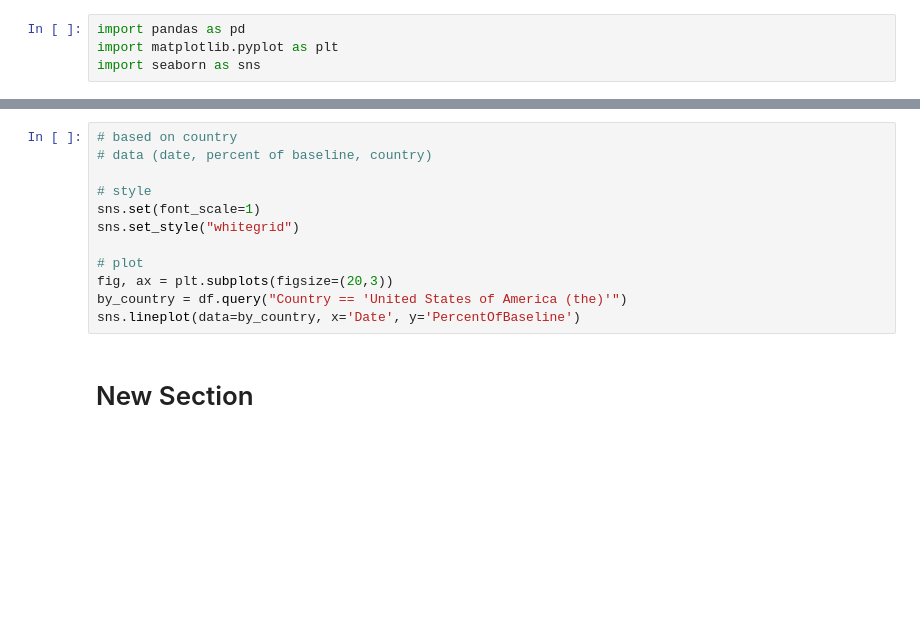
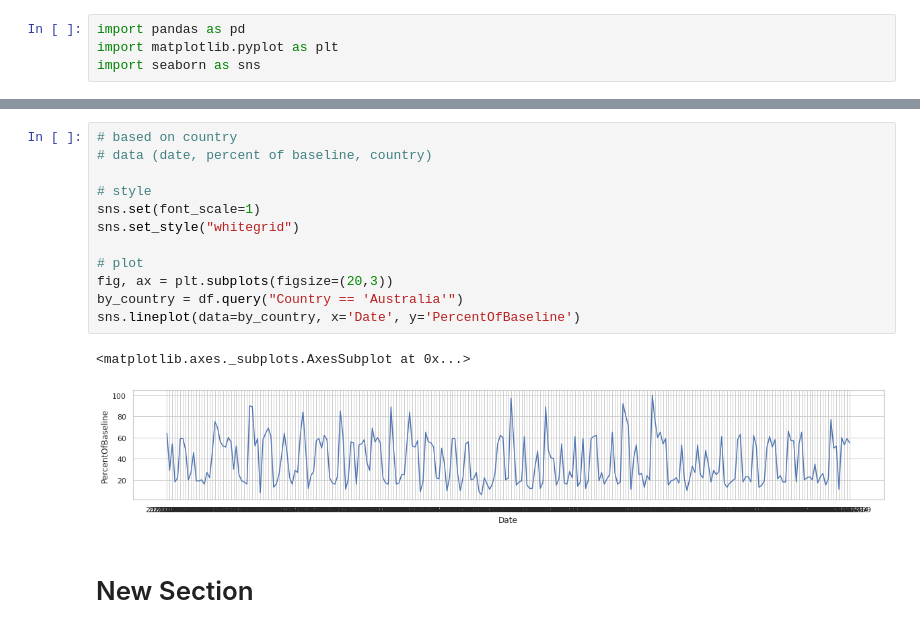
Before and after one commit to tiaherdi/Traffic-Sign-5, a Jupyter notebook: Visualisasi_Data_Traffic_Sign_Australia.ipynb, the cells around one changed output, grey strips where cells are left out. Saved outputs shown, nothing was run; the diff lists cells and outputs as text; blank space fills up the shorter version.

```diff
--- a/Visualisasi_Data_Traffic_Sign_Australia.ipynb
+++ b/Visualisasi_Data_Traffic_Sign_Australia.ipynb
@@ -16,14 +21,17 @@ ParserError: ignored
 # %%
 # based on country
 # data (date, percent of baseline, country)
 
 # style
 sns.set(font_scale=1)
 sns.set_style("whitegrid")
 
 # plot
 fig, ax = plt.subplots(figsize=(20,3))
-by_country = df.query("Country == 'United States of America (the)'")
+by_country = df.query("Country == 'Australia'")
 sns.lineplot(data=by_country, x='Date', y='PercentOfBaseline')
+# %% [output]
+<matplotlib.axes._subplots.AxesSubplot at 0x...>
+[figure, added]
 # %% [markdown]
 # New Section
```
Also changed, not shown: parts of 1 cell of this notebook.
